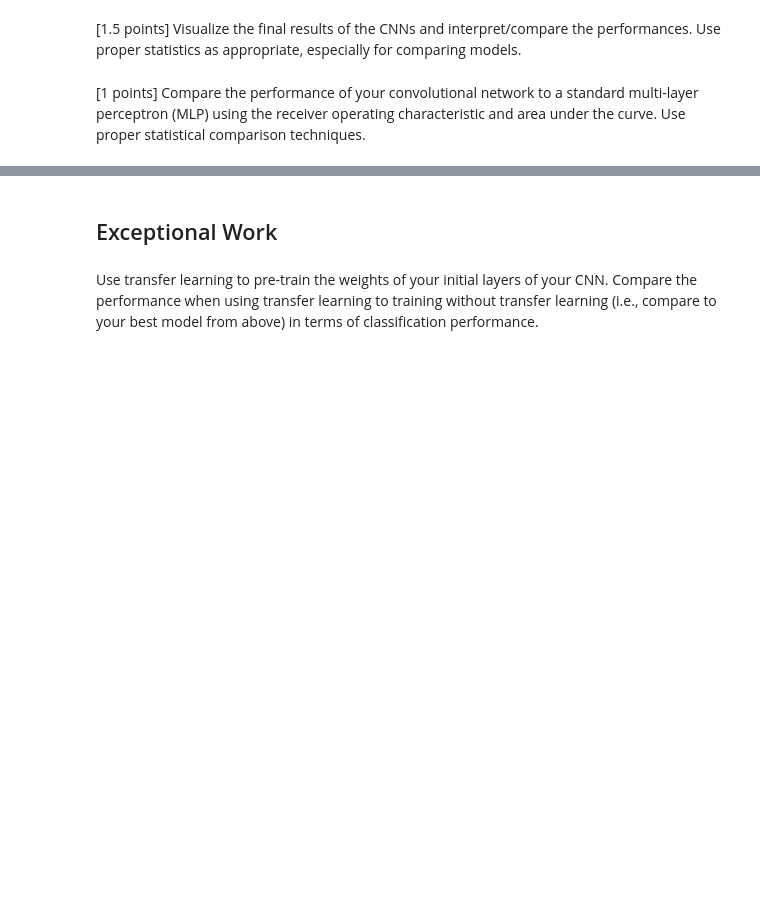
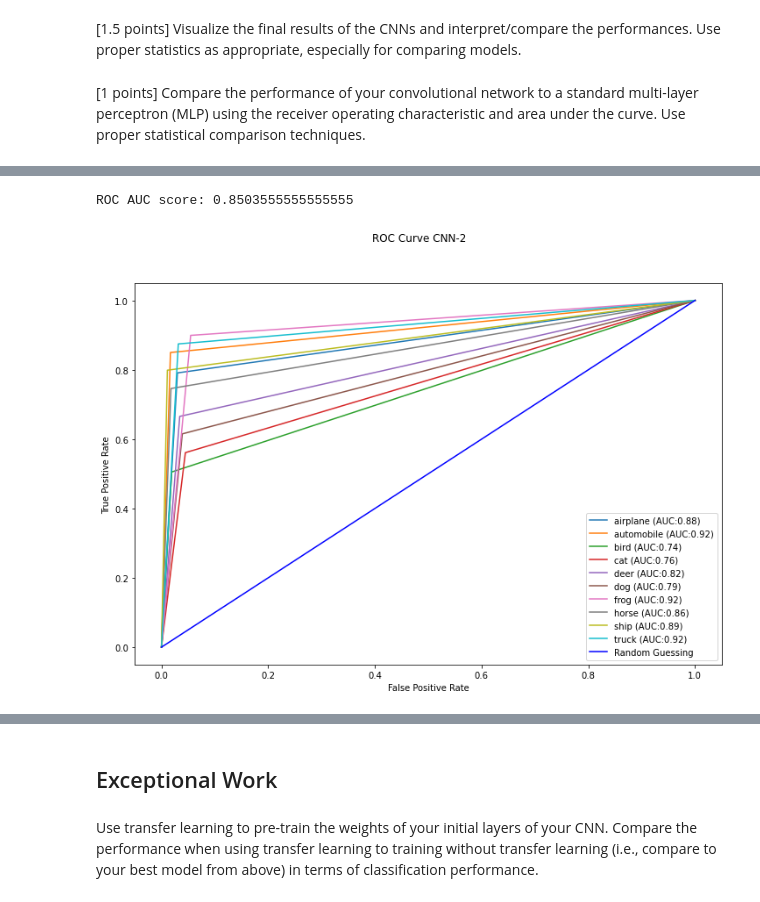
Before and after one commit to lukedemaio/MLLab06, a Jupyter notebook: Lab 6.ipynb, the cells around one changed output, grey strips where cells are left out. Drawn from its saved outputs; the diff is of its cells as text; code cells hidden in the pictures; blank space fills up the shorter version.

```diff
--- a/Lab 6.ipynb
+++ b/Lab 6.ipynb
@@ -526,0 +541,4 @@ compare_mlp_cnn(cnn1,cnn3,X_test,y_test,label_names)
+# %%
+ypred2 = cnn2.predict(X_train)
+ypred2 = ypred2.argmax(axis=-1)
+ypred2
@@ -526,0 +599,11 @@ compare_mlp_cnn(cnn1,cnn3,X_test,y_test,label_names)
+# %%
+fig, c_ax = plt.subplots(1,1, figsize = (12, 8))
+print('ROC AUC score:', multiclass_roc_auc_score(ytrain, ypred2))
+fig.suptitle('ROC Curve CNN-2')
+c_ax.legend()
+c_ax.set_xlabel('False Positive Rate')
+c_ax.set_ylabel('True Positive Rate')
+plt.show()
+# %% [output]
+ROC AUC score: 0.8503555555555555
+[figure, added]
```
Also changed, not shown: parts of 47 cells of this notebook.
